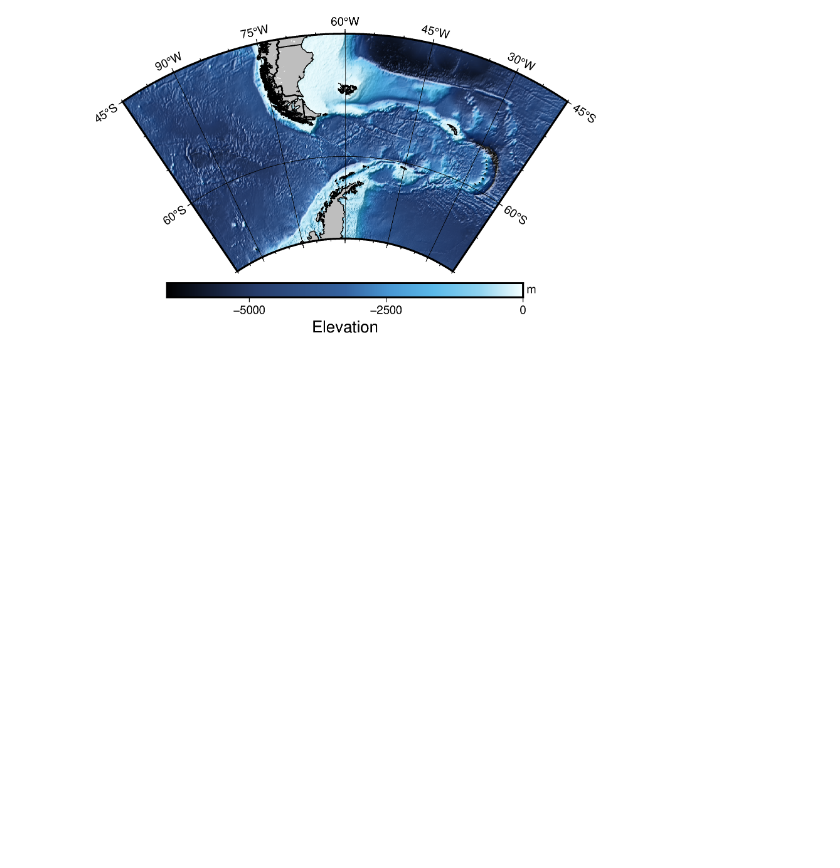
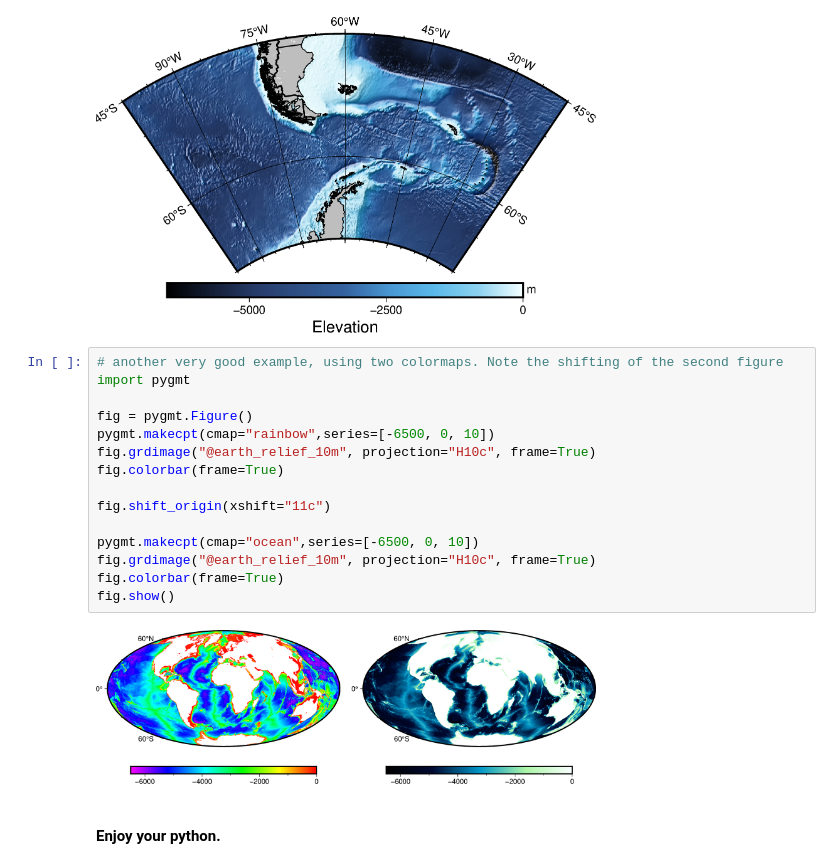
Before and after one commit to andrebelem/pythonverse, a Jupyter notebook: PyGMT_on_COLAB.ipynb, the cells around one changed output. Cells and saved outputs as stored; diff of their text form; blank space fills up the shorter version.

Commit message:
Created using Colaboratory and pygmt (yes! it works!)

```diff
--- a/PyGMT_on_COLAB.ipynb
+++ b/PyGMT_on_COLAB.ipynb
@@ -53,3 +71,22 @@ fig.colorbar(frame=["a2500", "x+lElevation", "y+lm"])
 fig.show()
 # %% [output]
 [figure]
+# %%
+# another very good example, using two colormaps. Note the shifting of the second figure
+import pygmt
+
+fig = pygmt.Figure()
+pygmt.makecpt(cmap="rainbow",series=[-6500, 0, 10])
+fig.grdimage("@earth_relief_10m", projection="H10c", frame=True)
+fig.colorbar(frame=True)
+
+fig.shift_origin(xshift="11c")
+
+pygmt.makecpt(cmap="ocean",series=[-6500, 0, 10])
+fig.grdimage("@earth_relief_10m", projection="H10c", frame=True)
+fig.colorbar(frame=True)
+fig.show()
+# %% [output]
+[figure, added]
+# %% [markdown]
+#### Enjoy your python.
```
Also changed, not shown: parts of 2 cells of this notebook.
